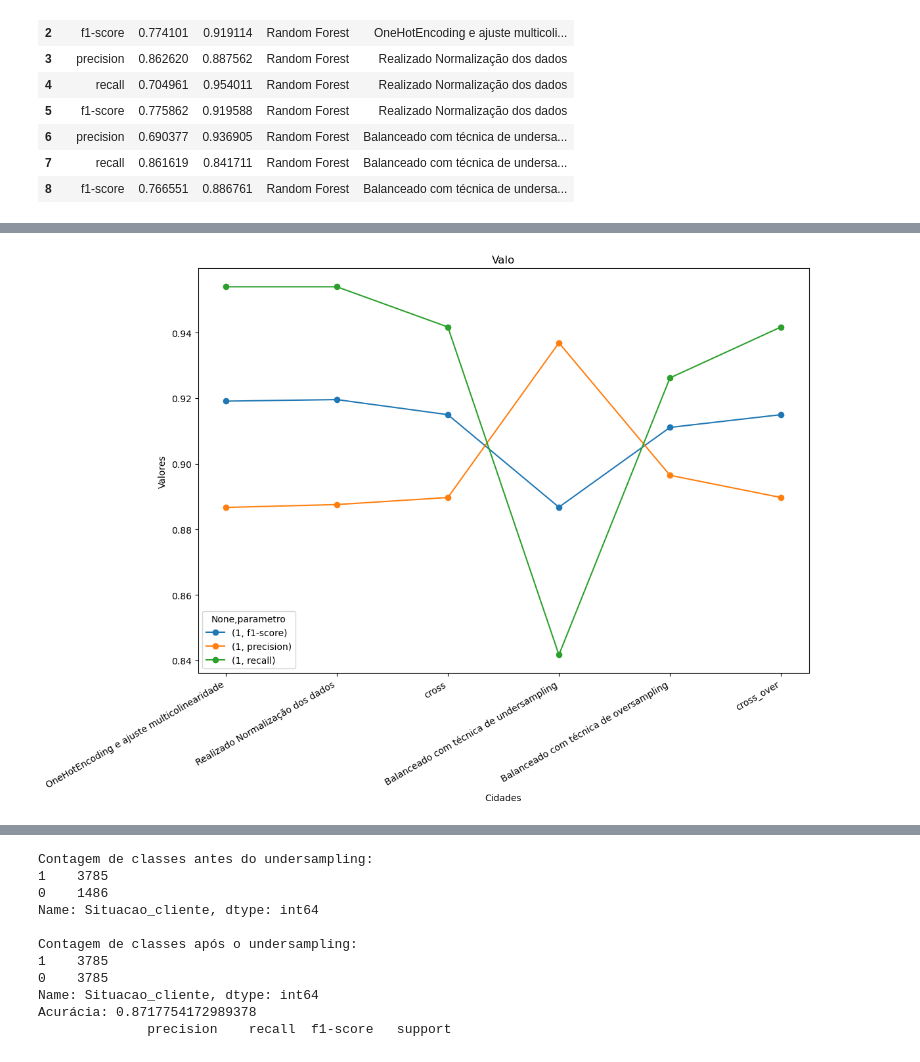
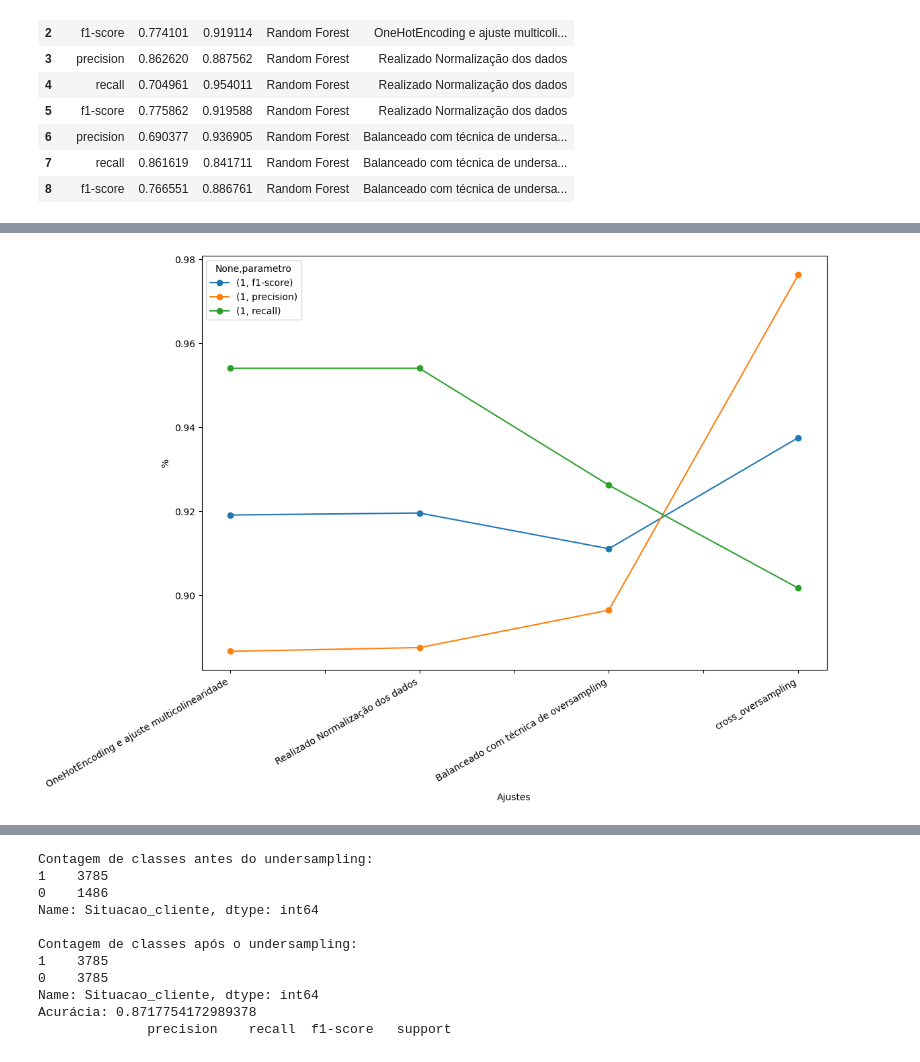
Before and after one commit to JuniorNS96/TCC, a Jupyter notebook: main.ipynb, the cells around one changed output, grey strips where cells are left out. Saved outputs shown, nothing was run; the diff lists cells and outputs as text; code cells hidden in the pictures.

```diff
--- a/main.ipynb
+++ b/main.ipynb
@@ -1565,3 +1477,0 @@ def geraRelatorio(df_resultado,df_relatorio_default, modelo, obs):
-# %%
-df_relatorio = geraRelatorio(df_relatorio,df_relatorio_default,'Random Forest','cross_over')
-df_relatorio
@@ -1585,0 +1478,3 @@ df_relatorio
+# %%
+df_relatorio = geraRelatorio(df_relatorio,y_resampled,'Random Forest','cross_oversampling')
+df_relatorio
@@ -1585,0 +1495,8 @@ df_relatorio
+# %%
+X_treino, X_teste, y_treino, y_teste = train_test_split(X, y, test_size=0.2, random_state=42)
+rus = RandomUnderSampler(sampling_strategy='auto', random_state=42)
+X_resampled, y_resampled = rus.fit_resample(X_treino, y_treino)
+rf_model = RandomForestClassifier(n_estimators=100, random_state=42)
+previsoes = cross_val_predict(rf_model, X_resampled, y_resampled, cv=5)
+report = classification_report(y_resampled, previsoes)
+print(report)
@@ -1585,0 +1512,3 @@ df_relatorio
+# %%
+df_relatorio = geraRelatorio(df_relatorio,y_resampled,'Random Forest','cross_undersampling')
+df_relatorio
@@ -1586,19 +1533,16 @@ df_relatorio
 # %%
 ordem = ['OneHotEncoding e ajuste multicolinearidade',
          'Realizado Normalização dos dados',
-         'cross',
-         'Balanceado com técnica de undersampling',
          'Balanceado com técnica de oversampling',
-        'cross_over']
+        'cross_oversampling']
 df_relatorio2 =df_relatorio
 df_relatorio2['obs'] = pd.Categorical(df_relatorio2['obs'], categories=ordem, ordered=True)
 df_relatorio2 = df_relatorio2.sort_values(by='obs')
 df_pivot = df_relatorio.pivot(index='obs', columns='parametro', values=['1'])
 ax = df_pivot.plot(kind='line', marker='o', figsize=(12, 8))
-ax.set_ylabel('Valores')
-ax.set_xlabel('Cidades')
-plt.title('Valo')
+ax.set_ylabel('%')
+ax.set_xlabel('Ajustes')
 plt.xticks(rotation=30,ha='right')
 plt.show()
 # %% [output]
-[figure, old version]
+[figure, new version]
```
Also changed, not shown: parts of 32 cells of this notebook, 4 other files.
